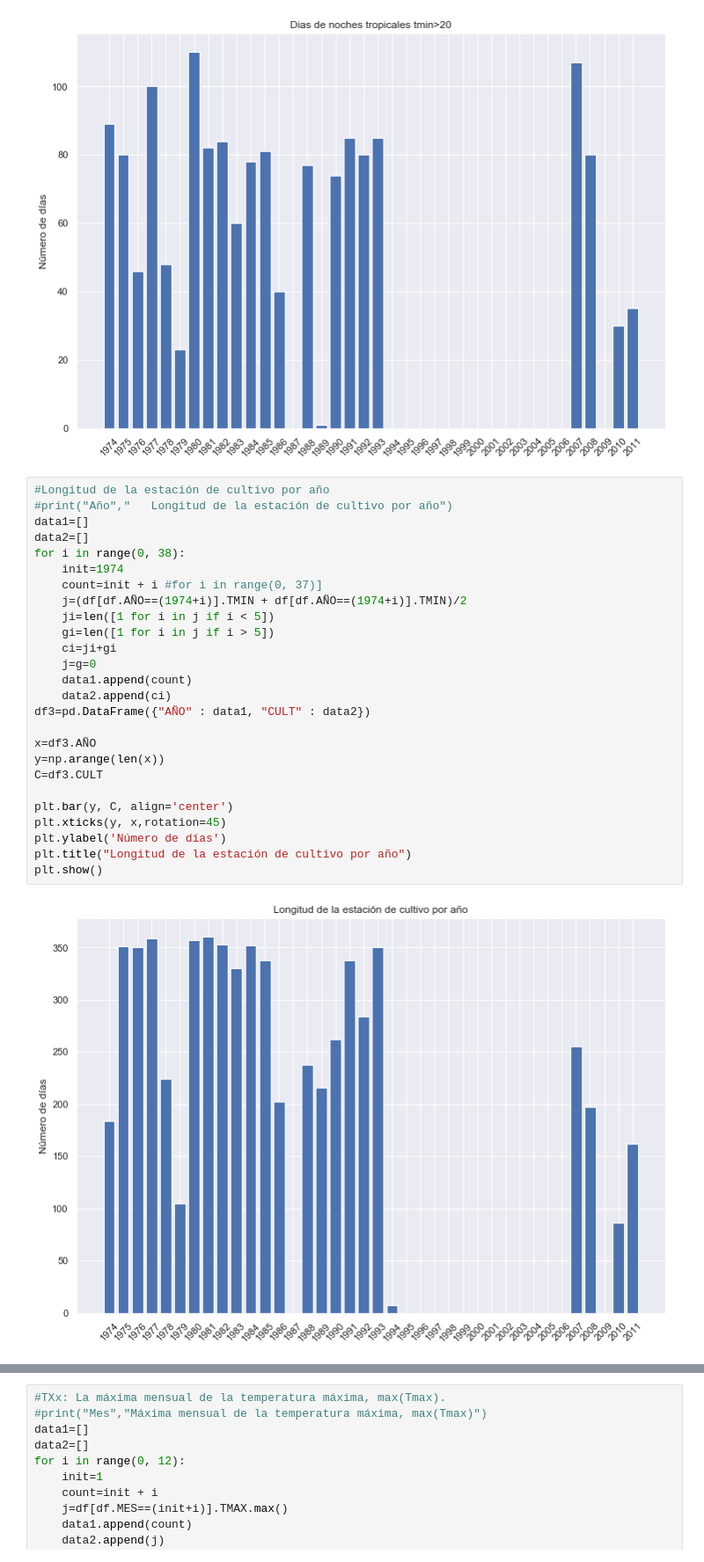
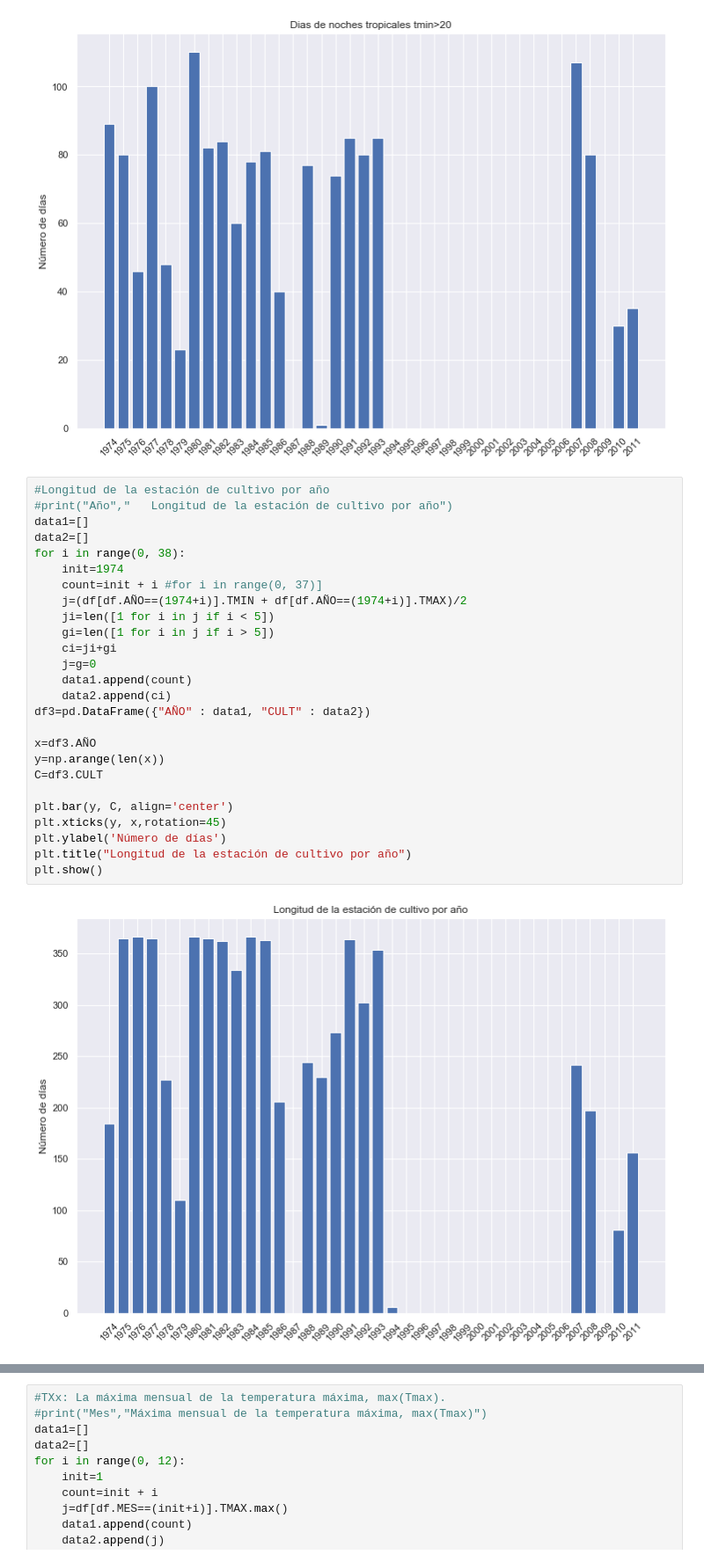
Before and after one commit to FidelNavarro/computacional, a Jupyter notebook: Actividad5/Actividad5.ipynb, the cells around one changed output, grey strips where cells are left out. Shown at 88% size. Drawn from its saved outputs; the diff is of its cells as text.

```diff
--- a/Actividad5/Actividad5.ipynb
+++ b/Actividad5/Actividad5.ipynb
@@ -689,28 +684,28 @@ plt.show()
 # %%
 #Longitud de la estación de cultivo por año
 #print("Año","   Longitud de la estación de cultivo por año")
 data1=[]
 data2=[]
 for i in range(0, 38):
     init=1974
     count=init + i #for i in range(0, 37)]
-    j=(df[df.AÑO==(1974+i)].TMIN + df[df.AÑO==(1974+i)].TMIN)/2
+    j=(df[df.AÑO==(1974+i)].TMIN + df[df.AÑO==(1974+i)].TMAX)/2
     ji=len([1 for i in j if i < 5])
     gi=len([1 for i in j if i > 5])
     ci=ji+gi
     j=g=0
     data1.append(count)
     data2.append(ci)
 df3=pd.DataFrame({"AÑO" : data1, "CULT" : data2})
 
 x=df3.AÑO
 y=np.arange(len(x))
 C=df3.CULT
 
 plt.bar(y, C, align='center')
 plt.xticks(y, x,rotation=45)
 plt.ylabel('Número de días')
 plt.title("Longitud de la estación de cultivo por año")
 plt.show()
 # %% [output]
-[figure, old version]
+[figure, new version]
```
Also changed, not shown: parts of 12 cells of this notebook.
